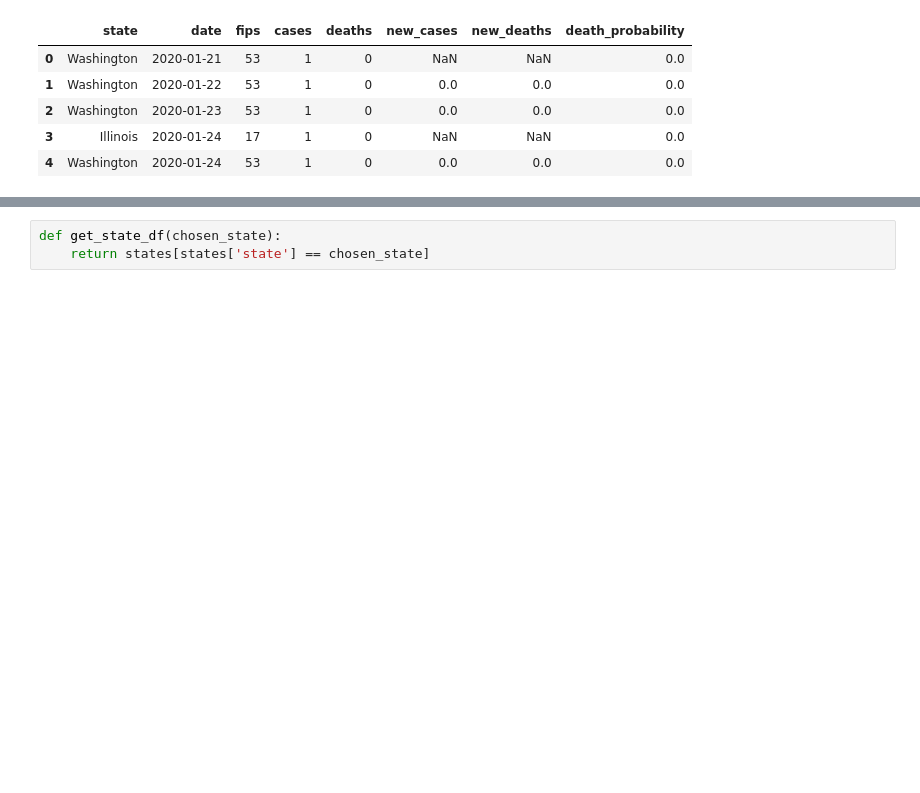
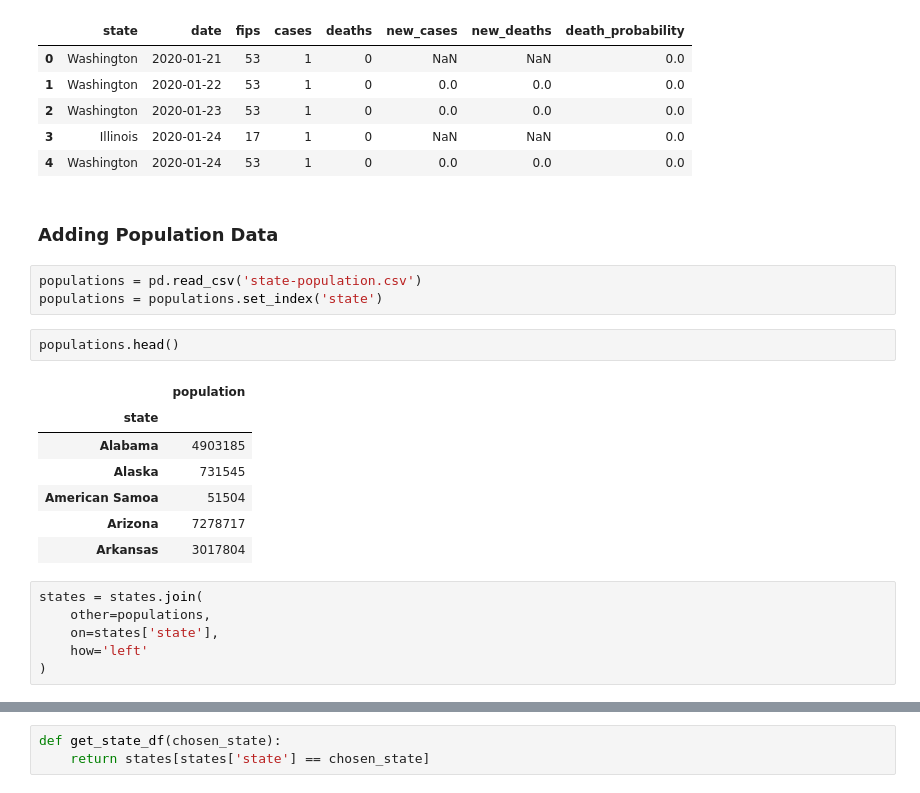
Before and after one commit to SeanCooke/covid-19, a Jupyter notebook: state-level-analysis.ipynb, the cells around one changed output, grey strips where cells are left out. Cells and saved outputs as stored; diff of their text form; blank space fills up the shorter version.

```diff
--- a/state-level-analysis.ipynb
+++ b/state-level-analysis.ipynb
@@ -64,3 +76,24 @@ states.head()
 | 2 | Washington | 2020-01-23 | 53 | 1 | 0 | 0.0 | 0.0 | 0.0 |
 | 3 | Illinois | 2020-01-24 | 17 | 1 | 0 | NaN | NaN | 0.0 |
 | 4 | Washington | 2020-01-24 | 53 | 1 | 0 | 0.0 | 0.0 | 0.0 |
+# %% [markdown]
+### Adding Population Data
+# %%
+populations = pd.read_csv('state-population.csv')
+populations = populations.set_index('state')
+# %%
+populations.head()
+# %% [output]
+|  | population |
+| state |  |
+| Alabama | 4903185 |
+| Alaska | 731545 |
+| American Samoa | 51504 |
+| Arizona | 7278717 |
+| Arkansas | 3017804 |
+# %%
+states = states.join(
+    other=populations,
+    on=states['state'],
+    how='left'
+)
```
Also changed, not shown: parts of 12 cells of this notebook, 2 other files.
